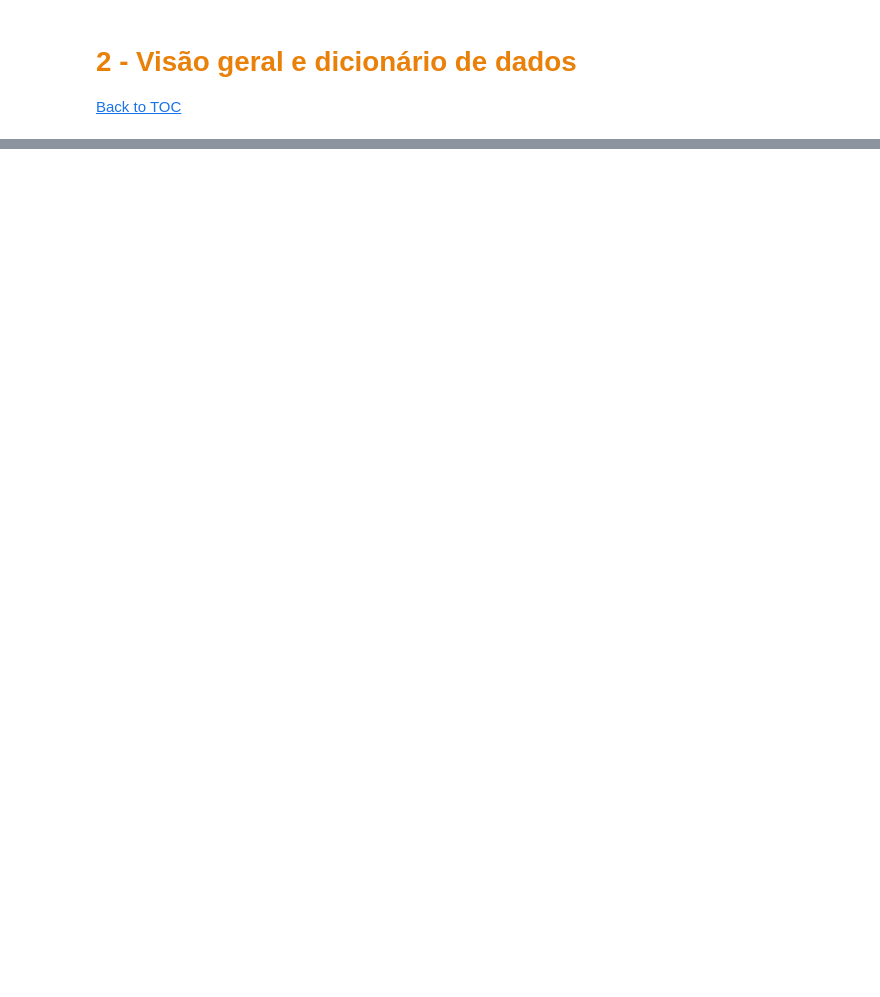
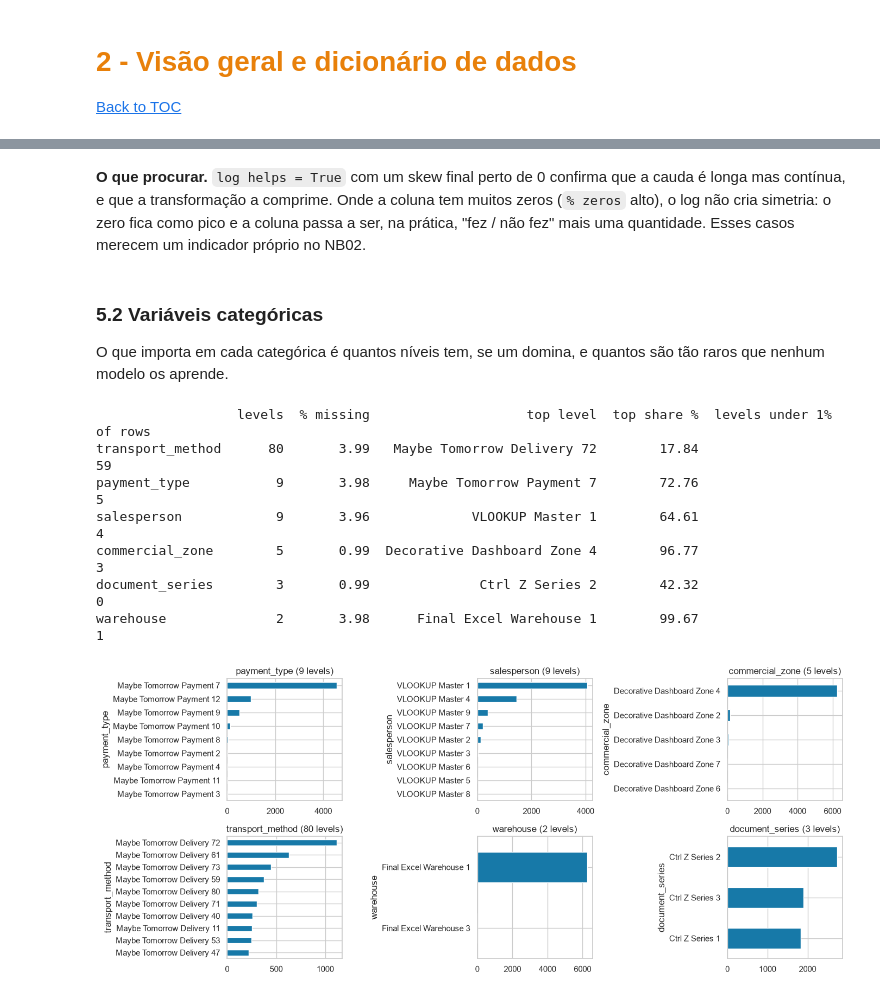
Before and after one commit to jonazzzzzzzz/ML_Project_G17, a Jupyter notebook: notebooks/NB_1_data_exploration.ipynb, the cells around one changed output, grey strips where cells are left out. Cells and saved outputs as stored; diff of their text form; code cells hidden in the pictures; blank space fills up the shorter version.

Commit message:
REFACTOR: Full document

```diff
--- a/notebooks/NB_1_data_exploration.ipynb
+++ b/notebooks/NB_1_data_exploration.ipynb
@@ -321,0 +678,21 @@ Havia mais verificações a fazer mas seriam imensas e estariamos a usar essas v
+# %%
+nonneg_cols = [c for c in numeric if c != "random_noise"]
+skew_table = pd.DataFrame({
+    "skew": train_view[nonneg_cols].skew(),
+    "skew after log1p": np.log1p(train_view[nonneg_cols]).skew(),
+    "% zeros": 100 * (train_view[nonneg_cols] == 0).mean(),
+    "% missing": 100 * train_view[nonneg_cols].isna().mean(),
+})
+skew_table["log helps"] = skew_table["skew after log1p"].abs() < skew_table["skew"].abs()
+print(skew_table.sort_values("skew", ascending=False).round(2).to_string())
+
+cols = ["Total Bruto", "spend_90d", "prior_max_purchase_value", "N_ Detalhes"]
+fig, axes = plt.subplots(len(cols), 2, figsize=(9, 3 * len(cols)))
+for row, column in zip(axes, cols):
+    s = train_view[column].dropna()
+    row[0].hist(s, bins=50, color=PLOT_BLUE)
+    row[0].set_title(f"{column} (skew {s.skew():.1f})")
+    row[1].hist(np.log1p(s), bins=50, color=PLOT_ORANGE)
+    row[1].set_title(f"log1p (skew {np.log1p(s).skew():.1f})")
+plt.tight_layout()
+plt.show()
@@ -321,0 +718,37 @@ Havia mais verificações a fazer mas seriam imensas e estariamos a usar essas v
+# %% [markdown]
+**O que procurar.** `log helps = True` com um skew final perto de 0 confirma que a cauda é longa mas contínua, e que a transformação a comprime. Onde a coluna tem muitos zeros (`% zeros` alto), o log não cria simetria: o zero fica como pico e a coluna passa a ser, na prática, "fez / não fez" mais uma quantidade. Esses casos merecem um indicador próprio no NB02.
+# %% [markdown]
+### 5.2 Variáveis categóricas
+
+O que importa em cada categórica é quantos níveis tem, se um domina, e quantos são tão raros que nenhum modelo os aprende.
+# %%
+def top_level(s):
+    return s.value_counts().index[0]
+
+cat_profile = pd.DataFrame({
+    "levels": train_data[categorical_features].nunique(),
+    "% missing": 100 * train_data[categorical_features].isna().mean(),
+    "top level": train_data[categorical_features].apply(top_level),
+    "top share %": 100 * train_data[categorical_features].apply(
+        lambda s: s.value_counts(normalize=True).iloc[0]),
+    "levels under 1% of rows": train_data[categorical_features].apply(
+        lambda s: int((s.value_counts(normalize=True) < 0.01).sum())),
+}).sort_values("levels", ascending=False)
+print(cat_profile.round(2).to_string())
+
+fig, axes = plt.subplots(2, 3, figsize=(14, 6))
+for ax, column in zip(axes.ravel(), categorical_features):
+    train_data[column].value_counts().head(10).sort_values().plot(
+        kind="barh", color=PLOT_BLUE, ax=ax)
+    ax.set_title(f"{column} ({train_data[column].nunique()} levels)")
+plt.tight_layout()
+plt.show()
+# %% [output]
+                  levels  % missing                    top level  top share %  levels under 1% of rows
+transport_method      80       3.99   Maybe Tomorrow Delivery 72        17.84                       59
+payment_type           9       3.98     Maybe Tomorrow Payment 7        72.76                        5
+salesperson            9       3.96             VLOOKUP Master 1        64.61                        4
+commercial_zone        5       0.99  Decorative Dashboard Zone 4        96.77                        3
+document_series        3       0.99              Ctrl Z Series 2        42.32                        0
+warehouse              2       3.98      Final Excel Warehouse 1        99.67                        1
+[figure, added]
```
Also changed, not shown: parts of 126 cells of this notebook.
